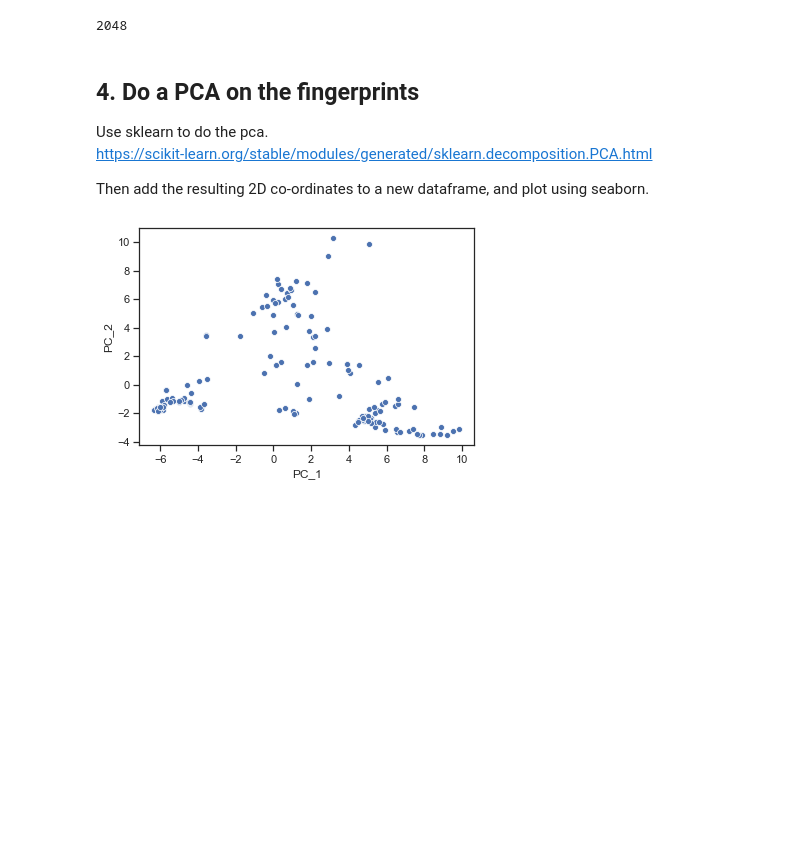
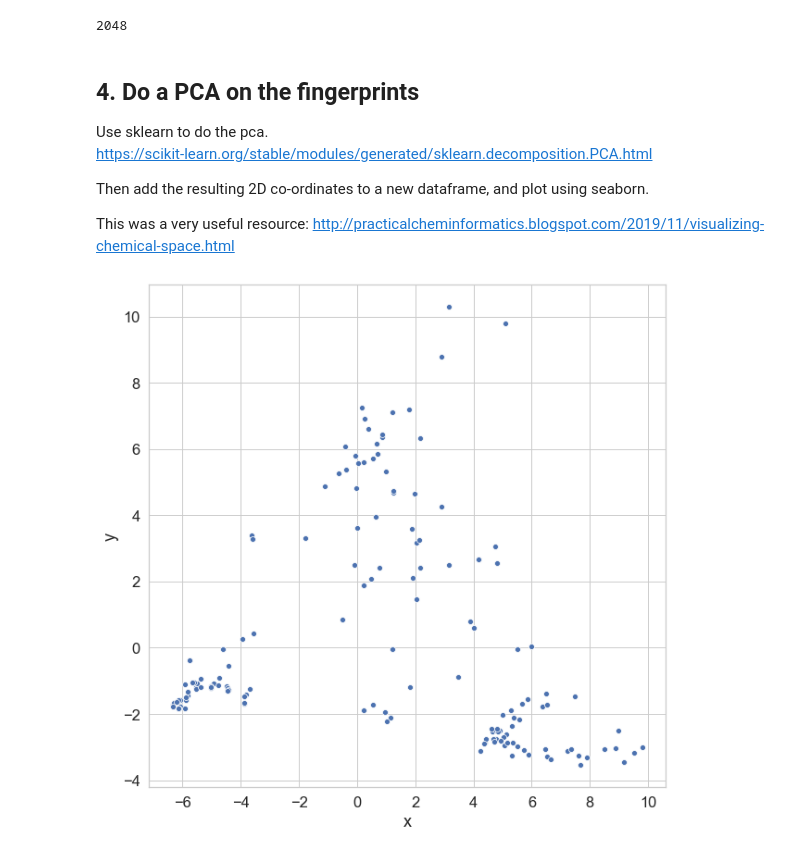
Before and after one commit to willfinnigan/fluffy-waddle, a Jupyter notebook: pca_example.ipynb, the cells around one changed output. Cells and saved outputs as stored; diff of their text form; code cells hidden in the pictures; blank space fills up the shorter version.

```diff
--- a/pca_example.ipynb
+++ b/pca_example.ipynb
@@ -16,8 +17,8 @@ from sklearn.decomposition import PCA
 df = pd.read_excel("mchem_data.xlsx")
 
 # Filter the data by reaction and enzyme type
-df = df[df['reaction'].isin(['Carboxylic acid reduction'])]
-#df = df[df['enzyme_type'].isin(['CAR'])]
+#df = df[df['reaction'].isin(['Carboxylic acid reduction'])]
+df = df[df['enzyme_type'].isin(['CAR'])]
 df.reset_index(inplace=True, drop=True)
 
 df.head(n=2)
@@ -134,19 +129,26 @@ Use sklearn to do the pca.
 https://scikit-learn.org/stable/modules/generated/sklearn.decomposition.PCA.html
 
 Then add the resulting 2D co-ordinates to a new dataframe, and plot using seaborn.
+
+This was a very useful resource: http://practicalcheminformatics.blogspot.com/2019/11/visualizing-chemical-space.html
+# %%
+# plotting options
+sns.set(rc={'figure.figsize': (10, 10)})
+sns.set(font_scale=1.5)
+sns.set_style('whitegrid')
 # %%
 """
 1. Substrates
 """
 
 pca = PCA(n_components=2)
 crds = pca.fit_transform(substrate_fps)
 
-pca_df = pd.DataFrame(crds,columns=["PC_1","PC_2"])
+pca_df = pd.DataFrame(crds,columns=["x","y"])
 pca_df.head()
-ax = sns.scatterplot(data=pca_df,x="PC_1",y="PC_2")
+ax = sns.scatterplot(data=pca_df,x="x",y="y")
 # %% [output]
-[figure, old version]
+[figure, new version]
 # %%
 """
 2. Products
```
Also changed, not shown: parts of 6 cells of this notebook.
